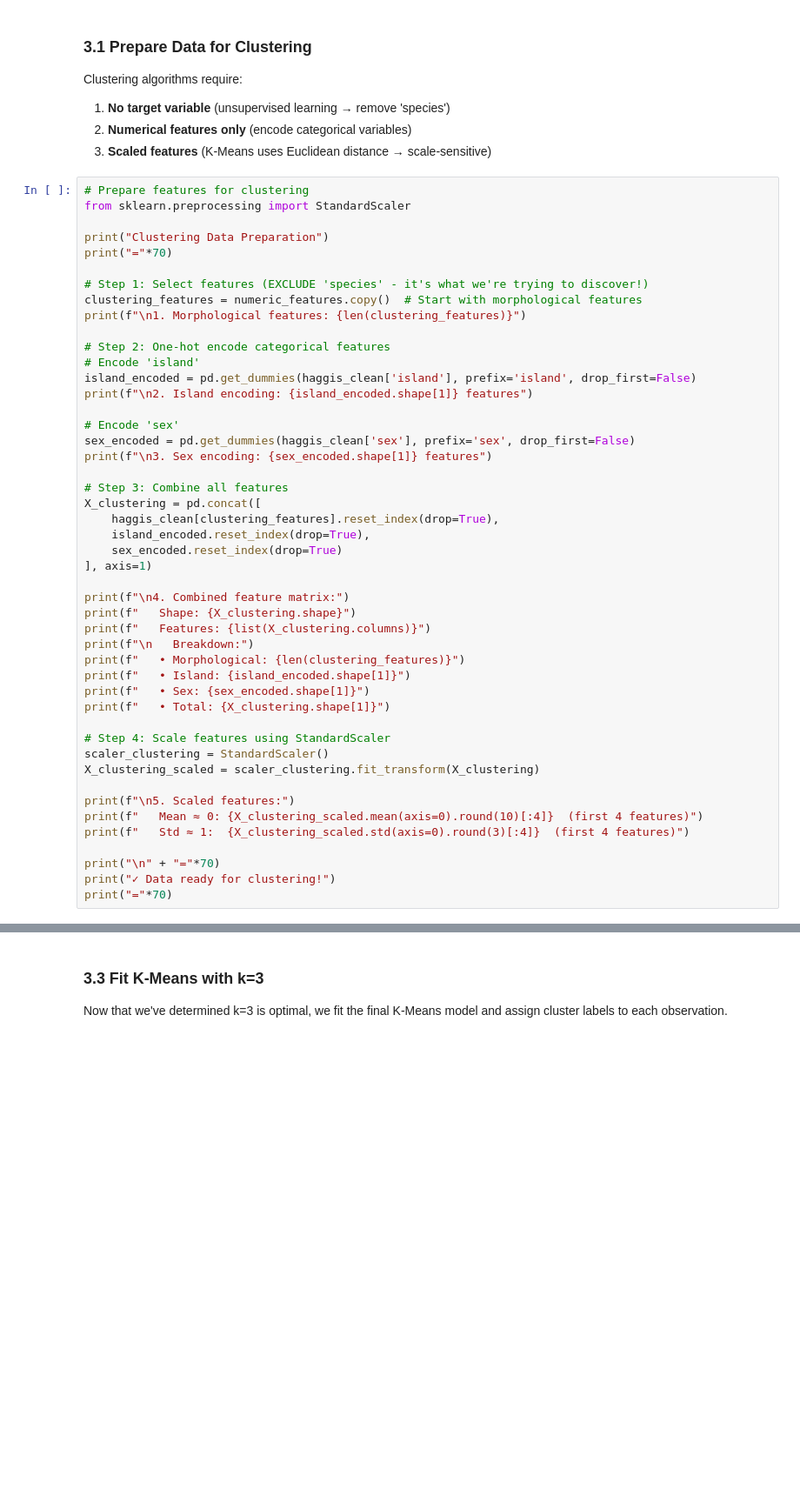
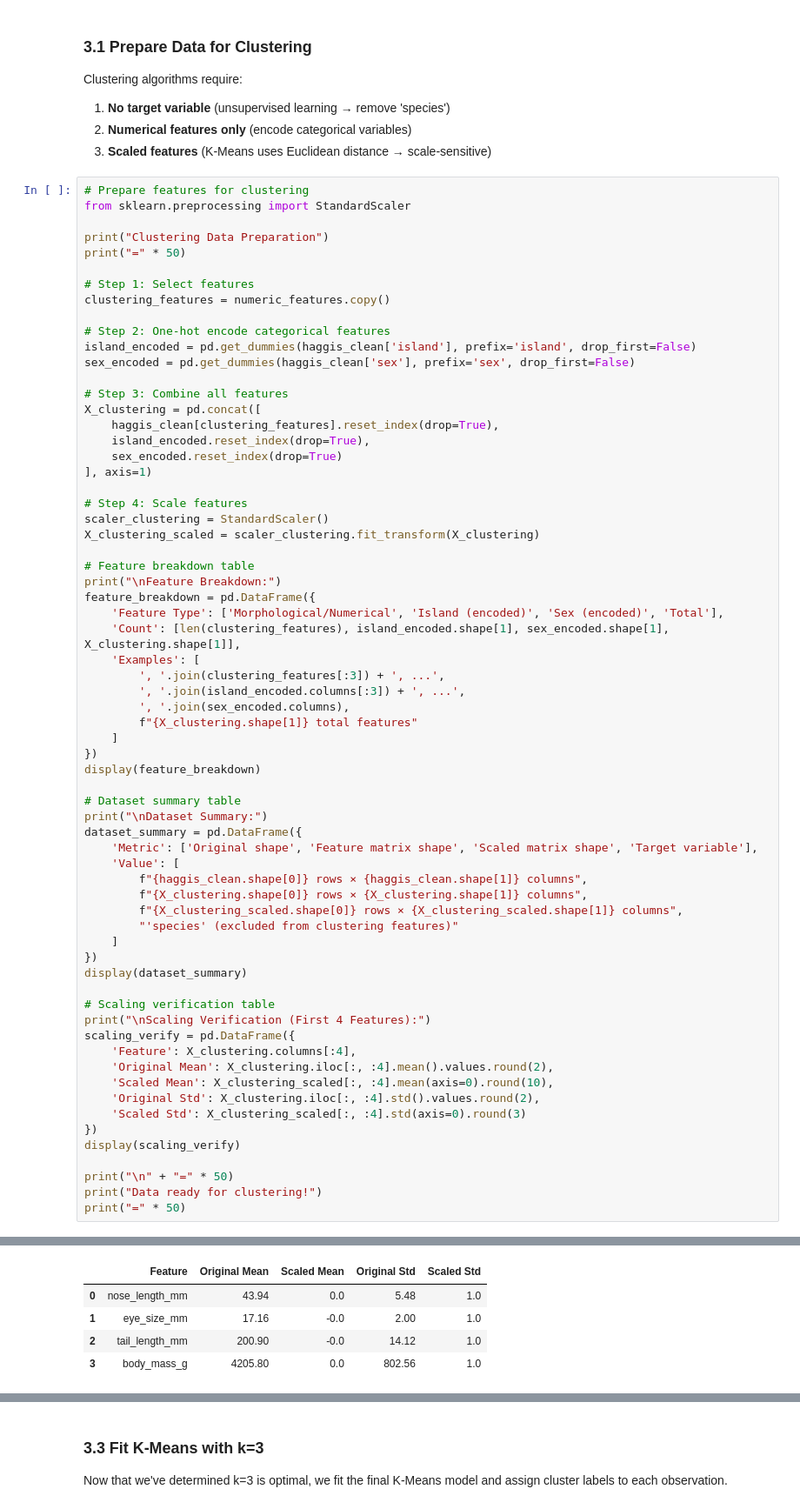
Before and after one commit to naykakashima/haggis-ml-analysis, a Jupyter notebook: scottish-haggis-analysis.ipynb, the cells around one changed output, grey strips where cells are left out. Shown at 87% size. Drawn from its saved outputs; the diff is of its cells as text; blank space fills up the shorter version.

Commit message:
Restructuring print statements into tables

```diff
--- a/scottish-haggis-analysis.ipynb
+++ b/scottish-haggis-analysis.ipynb
@@ -1102,20 +1184,14 @@ Clustering algorithms require:
 from sklearn.preprocessing import StandardScaler
 
 print("Clustering Data Preparation")
-print("="*70)
+print("=" * 50)
 
-# Step 1: Select features (EXCLUDE 'species' - it's what we're trying to discover!)
-clustering_features = numeric_features.copy()  # Start with morphological features
-print(f"\n1. Morphological features: {len(clustering_features)}")
+# Step 1: Select features
+clustering_features = numeric_features.copy()
 
 # Step 2: One-hot encode categorical features
-# Encode 'island'
 island_encoded = pd.get_dummies(haggis_clean['island'], prefix='island', drop_first=False)
-print(f"\n2. Island encoding: {island_encoded.shape[1]} features")
-
-# Encode 'sex'
 sex_encoded = pd.get_dummies(haggis_clean['sex'], prefix='sex', drop_first=False)
-print(f"\n3. Sex encoding: {sex_encoded.shape[1]} features")
 
 # Step 3: Combine all features
 X_clustering = pd.concat([
@@ -1124,25 +1200,50 @@ X_clustering = pd.concat([
     sex_encoded.reset_index(drop=True)
 ], axis=1)
 
-print(f"\n4. Combined feature matrix:")
-print(f"   Shape: {X_clustering.shape}")
-print(f"   Features: {list(X_clustering.columns)}")
-print(f"\n   Breakdown:")
-print(f"   • Morphological: {len(clustering_features)}")
-print(f"   • Island: {island_encoded.shape[1]}")
-print(f"   • Sex: {sex_encoded.shape[1]}")
-print(f"   • Total: {X_clustering.shape[1]}")
-
-# Step 4: Scale features using StandardScaler
+# Step 4: Scale features
 scaler_clustering = StandardScaler()
 X_clustering_scaled = scaler_clustering.fit_transform(X_clustering)
 
-print(f"\n5. Scaled features:")
-print(f"   Mean ≈ 0: {X_clustering_scaled.mean(axis=0).round(10)[:4]}  (first 4 features)")
-print(f"   Std ≈ 1:  {X_clustering_scaled.std(axis=0).round(3)[:4]}  (first 4 features)")
+# Feature breakdown table
+print("\nFeature Breakdown:")
+feature_breakdown = pd.DataFrame({
+    'Feature Type': ['Morphological/Numerical', 'Island (encoded)', 'Sex (encoded)', 'Total'],
+    'Count': [len(clustering_features), island_encoded.shape[1], sex_encoded.shape[1], X_clustering.shape[1]],
+    'Examples': [
+        ', '.join(clustering_features[:3]) + ', ...',
+        ', '.join(island_encoded.columns[:3]) + ', ...',
+        ', '.join(sex_encoded.columns),
+        f"{X_clustering.shape[1]} total features"
+    ]
+})
+display(feature_breakdown)
 
-print("\n" + "="*70)
-print("✓ Data ready for clustering!")
-print("="*70)
+# Dataset summary table
+print("\nDataset Summary:")
+dataset_summary = pd.DataFrame({
+    'Metric': ['Original shape', 'Feature matrix shape', 'Scaled matrix shape', 'Target variable'],
+    'Value': [
+        f"{haggis_clean.shape[0]} rows × {haggis_clean.shape[1]} columns",
+        f"{X_clustering.shape[0]} rows × {X_clustering.shape[1]} columns",
+        f"{X_clustering_scaled.shape[0]} rows × {X_clustering_scaled.shape[1]} columns",
+        "'species' (excluded from clustering features)"
+    ]
+})
+display(dataset_summary)
+
+# Scaling verification table
+print("\nScaling Verification (First 4 Features):")
+scaling_verify = pd.DataFrame({
+    'Feature': X_clustering.columns[:4],
+    'Original Mean': X_clustering.iloc[:, :4].mean().values.round(2),
+    'Scaled Mean': X_clustering_scaled[:, :4].mean(axis=0).round(10),
+    'Original Std': X_clustering.iloc[:, :4].std().values.round(2),
+    'Scaled Std': X_clustering_scaled[:, :4].std(axis=0).round(3)
+})
+display(scaling_verify)
+
+print("\n" + "=" * 50)
+print("Data ready for clustering!")
+print("=" * 50)
 # %% [output]
 Clustering Data Preparation
@@ -1164,0 +1265,5 @@ Clustering Data Preparation
+|  | Feature | Original Mean | Scaled Mean | Original Std | Scaled Std |
+| 0 | nose_length_mm | 43.94 | 0.0 | 5.48 | 1.0 |
+| 1 | eye_size_mm | 17.16 | -0.0 | 2.00 | 1.0 |
+| 2 | tail_length_mm | 200.90 | -0.0 | 14.12 | 1.0 |
+| 3 | body_mass_g | 4205.80 | 0.0 | 802.56 | 1.0 |
```
Also changed, not shown: parts of 8 cells of this notebook.
